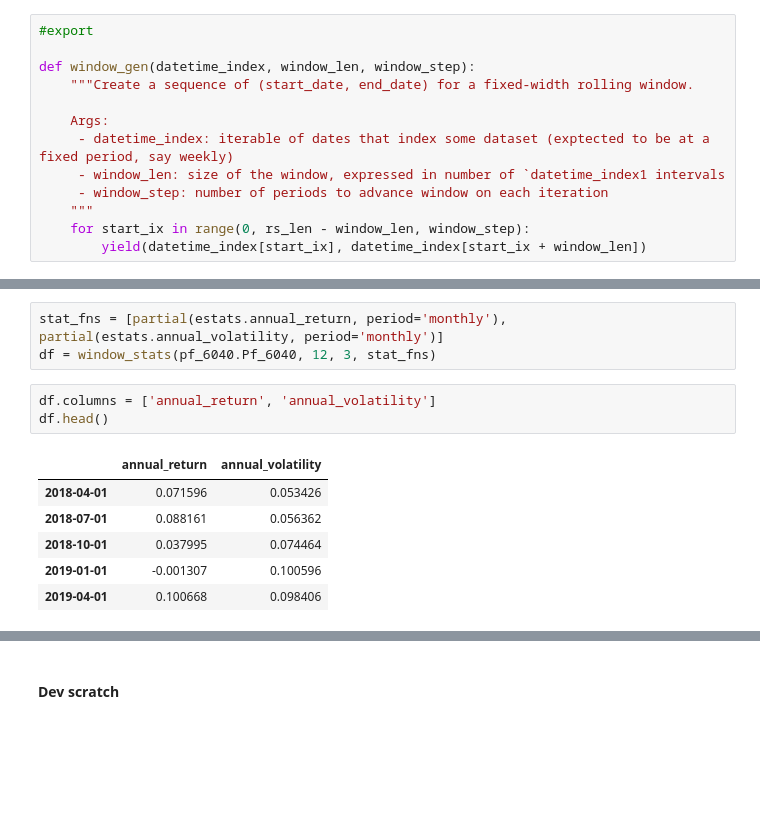
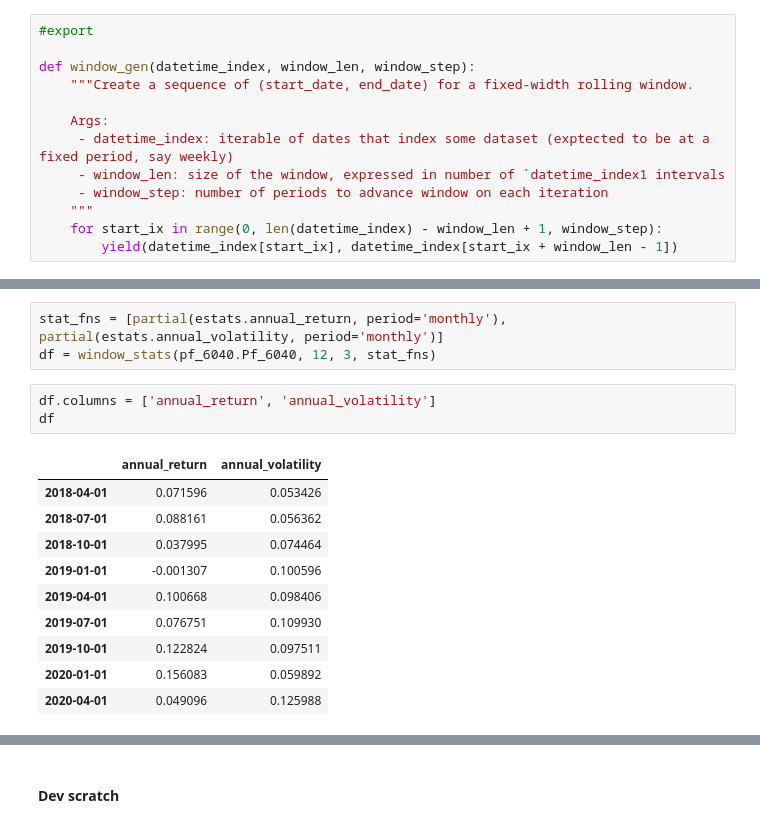
Before and after one commit to rickatx/rfpfolio, a Jupyter notebook: 01_Stats.ipynb, the cells around one changed output, grey strips where cells are left out. Cells and saved outputs as stored; diff of their text form; blank space fills up the shorter version.

```diff
--- a/01_Stats.ipynb
+++ b/01_Stats.ipynb
@@ -245,5 +245,5 @@ def window_gen(datetime_index, window_len, window_step):
      - window_len: size of the window, expressed in number of `datetime_index1 intervals
      - window_step: number of periods to advance window on each iteration
     """
-    for start_ix in range(0, rs_len - window_len, window_step):
-        yield(datetime_index[start_ix], datetime_index[start_ix + window_len])
+    for start_ix in range(0, len(datetime_index) - window_len + 1, window_step):
+        yield(datetime_index[start_ix], datetime_index[start_ix + window_len - 1])
@@ -286,11 +313,15 @@ stat_fns = [partial(estats.annual_return, period='monthly'), partial(estats.annu
 df = window_stats(pf_6040.Pf_6040, 12, 3, stat_fns)
 # %%
 df.columns = ['annual_return', 'annual_volatility']
-df.head()
+df
 # %% [output]
 |  | annual_return | annual_volatility |
 | 2018-04-01 | 0.071596 | 0.053426 |
 | 2018-07-01 | 0.088161 | 0.056362 |
 | 2018-10-01 | 0.037995 | 0.074464 |
 | 2019-01-01 | -0.001307 | 0.100596 |
 | 2019-04-01 | 0.100668 | 0.098406 |
+| 2019-07-01 | 0.076751 | 0.109930 |
+| 2019-10-01 | 0.122824 | 0.097511 |
+| 2020-01-01 | 0.156083 | 0.059892 |
+| 2020-04-01 | 0.049096 | 0.125988 |
```
Also changed, not shown: parts of 21 cells of this notebook, 4 other files.
